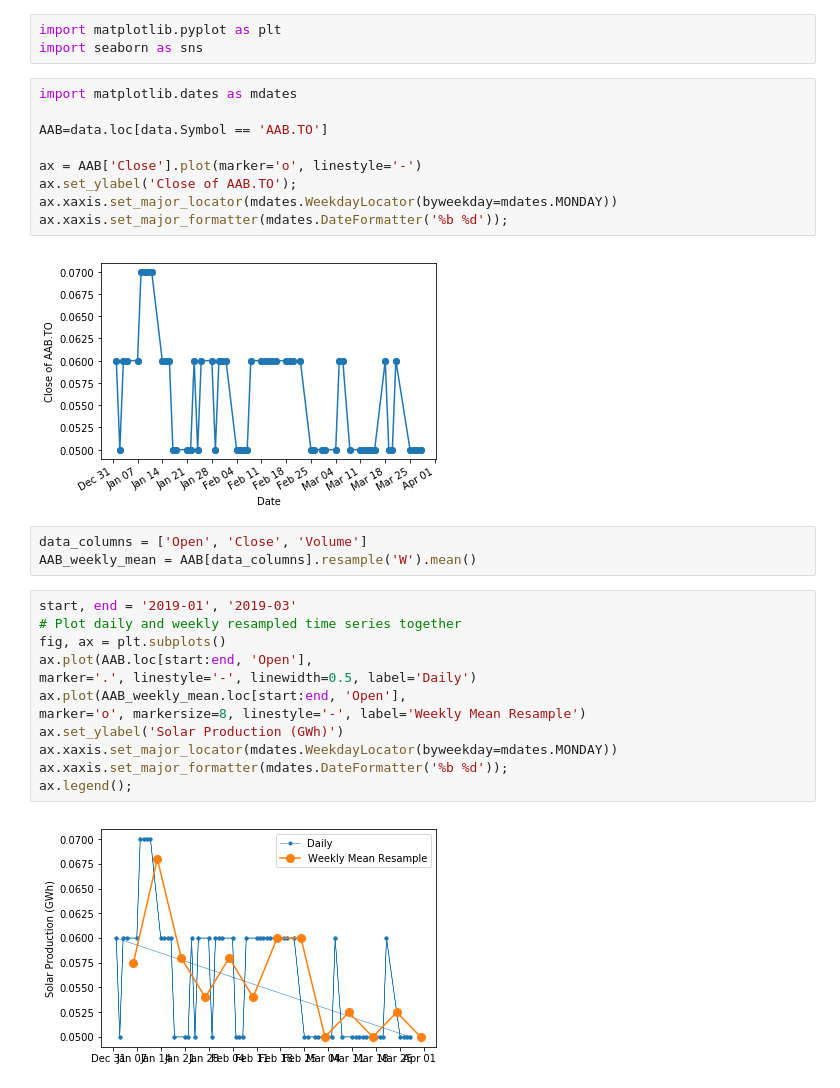
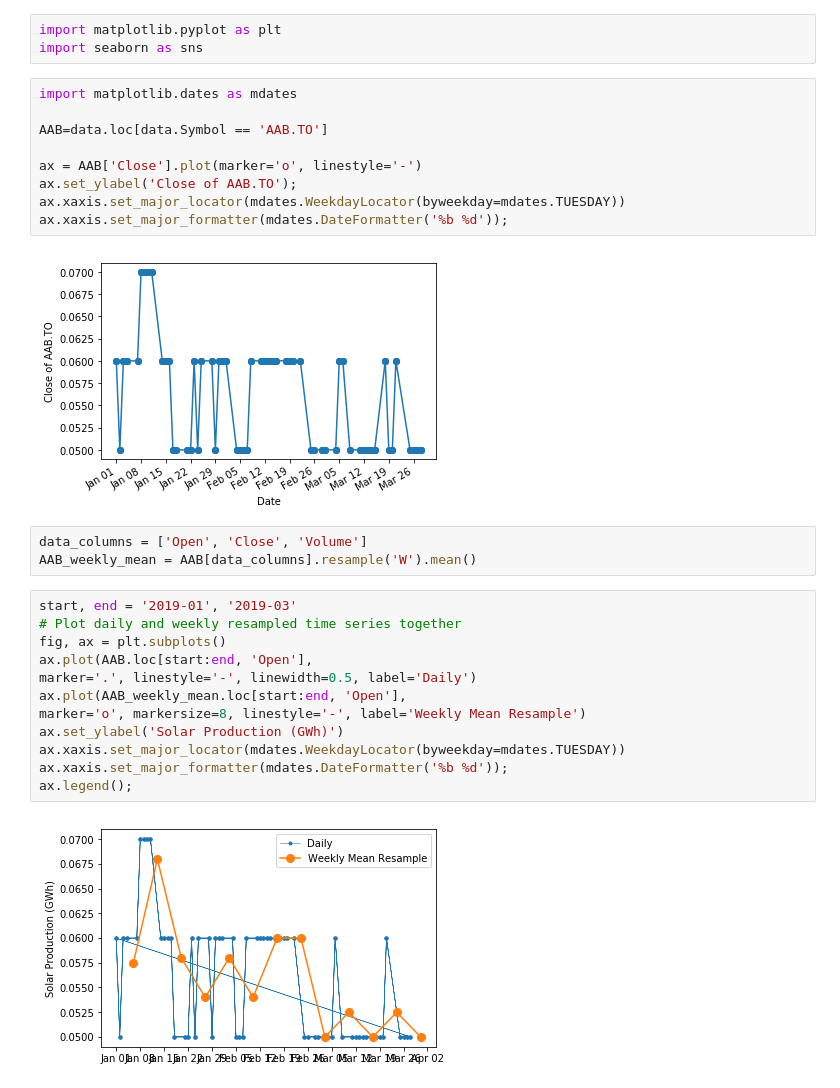
Before and after one commit to harshpanchal-hp/JS_TSX, a Jupyter notebook: JS_TSX.ipynb, the cells around one changed output. Saved outputs shown, nothing was run; the diff lists cells and outputs as text.

```diff
--- a/JS_TSX.ipynb
+++ b/JS_TSX.ipynb
@@ -75,24 +75,24 @@ AAB=data.loc[data.Symbol == 'AAB.TO']
 
 ax = AAB['Close'].plot(marker='o', linestyle='-')
 ax.set_ylabel('Close of AAB.TO');
-ax.xaxis.set_major_locator(mdates.WeekdayLocator(byweekday=mdates.MONDAY))
+ax.xaxis.set_major_locator(mdates.WeekdayLocator(byweekday=mdates.TUESDAY))
 ax.xaxis.set_major_formatter(mdates.DateFormatter('%b %d'));
 # %% [output]
-[figure, old version]
+[figure, new version]
 # %%
 data_columns = ['Open', 'Close', 'Volume']
 AAB_weekly_mean = AAB[data_columns].resample('W').mean()
 # %%
 start, end = '2019-01', '2019-03'
 # Plot daily and weekly resampled time series together
 fig, ax = plt.subplots()
 ax.plot(AAB.loc[start:end, 'Open'],
 marker='.', linestyle='-', linewidth=0.5, label='Daily')
 ax.plot(AAB_weekly_mean.loc[start:end, 'Open'],
 marker='o', markersize=8, linestyle='-', label='Weekly Mean Resample')
 ax.set_ylabel('Solar Production (GWh)')
-ax.xaxis.set_major_locator(mdates.WeekdayLocator(byweekday=mdates.MONDAY))
+ax.xaxis.set_major_locator(mdates.WeekdayLocator(byweekday=mdates.TUESDAY))
 ax.xaxis.set_major_formatter(mdates.DateFormatter('%b %d'));
 ax.legend();
 # %% [output]
-[figure, old version]
+[figure, new version]
```
